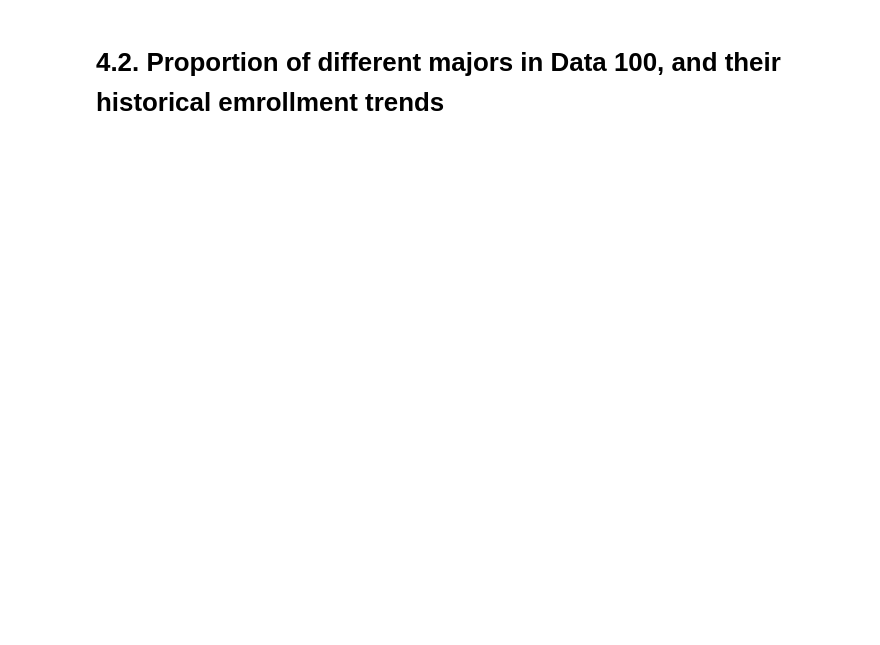
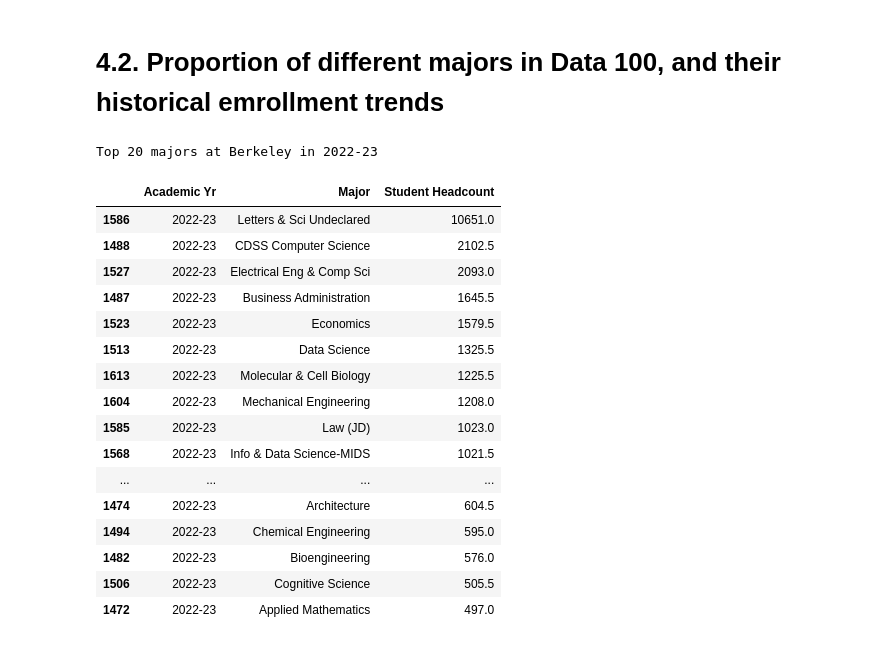
Before and after one commit to eccdatascience/csci9-sp26-student, a Jupyter notebook: lecture/intro/intro.ipynb, the cells around one changed output. Saved outputs shown, nothing was run; the diff lists cells and outputs as text; code cells hidden in the pictures; blank space fills up the shorter version.

```diff
--- a/lecture/intro/intro.ipynb
+++ b/lecture/intro/intro.ipynb
@@ -351,17 +530,36 @@ fig.show()
 # %%
 data100_top_20_majors = (       # Method chaining in pandas
     majors['Majors']
     .value_counts()
     .sort_values(ascending=False) # Highest first
     .to_frame()
     .head(20)          # Get the top 20
 )
 
-major_trends = university_majors.groupby(['Academic Yr', 'Major Short Nm'],
+major_trends = university_majors.groupby(['Academic Yr', 'Major'],
                                          as_index = False)[["Student Headcount"]].sum()
 
 
 print("Top 20 majors at Berkeley in 2022-23")
 major_trends[major_trends.loc[:, 'Academic Yr'] == '2022-23'].sort_values('Student Headcount', ascending=False).head(20)
+# %% [output]
+Top 20 majors at Berkeley in 2022-23
+|  | Academic Yr | Major | Student Headcount |
+| 1586 | 2022-23 | Letters & Sci Undeclared | 10651.0 |
+| 1488 | 2022-23 | CDSS Computer Science | 2102.5 |
+| 1527 | 2022-23 | Electrical Eng & Comp Sci | 2093.0 |
+| 1487 | 2022-23 | Business Administration | 1645.5 |
+| 1523 | 2022-23 | Economics | 1579.5 |
+| 1513 | 2022-23 | Data Science | 1325.5 |
+| 1613 | 2022-23 | Molecular & Cell Biology | 1225.5 |
+| 1604 | 2022-23 | Mechanical Engineering | 1208.0 |
+| 1585 | 2022-23 | Law (JD) | 1023.0 |
+| 1568 | 2022-23 | Info & Data Science-MIDS | 1021.5 |
+| ... | ... | ... | ... |
+| 1474 | 2022-23 | Architecture | 604.5 |
+| 1494 | 2022-23 | Chemical Engineering | 595.0 |
+| 1482 | 2022-23 | Bioengineering | 576.0 |
+| 1506 | 2022-23 | Cognitive Science | 505.5 |
+| 1472 | 2022-23 | Applied Mathematics | 497.0 |
 # %%
 print("Top 20 majors at Berkeley since 2013")
```
Also changed, not shown: parts of 32 cells of this notebook.
